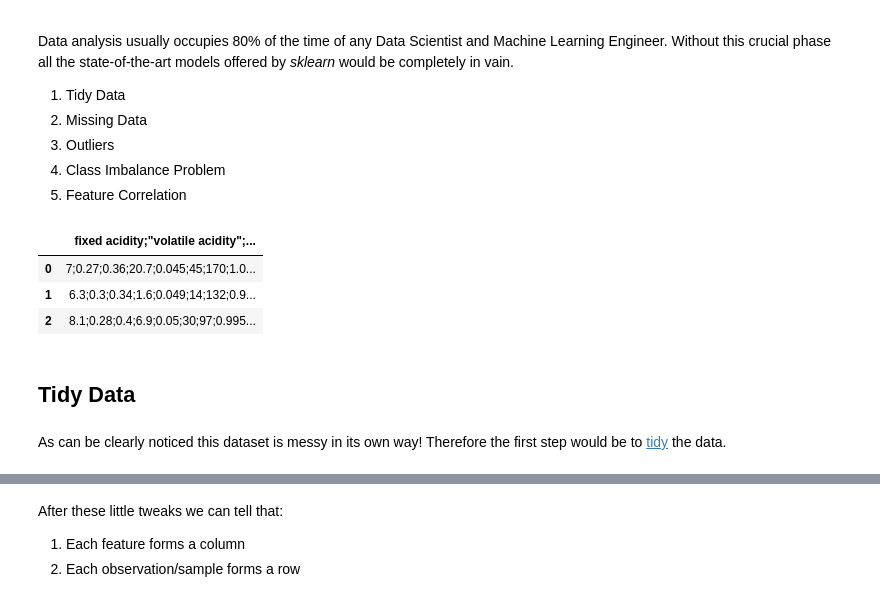
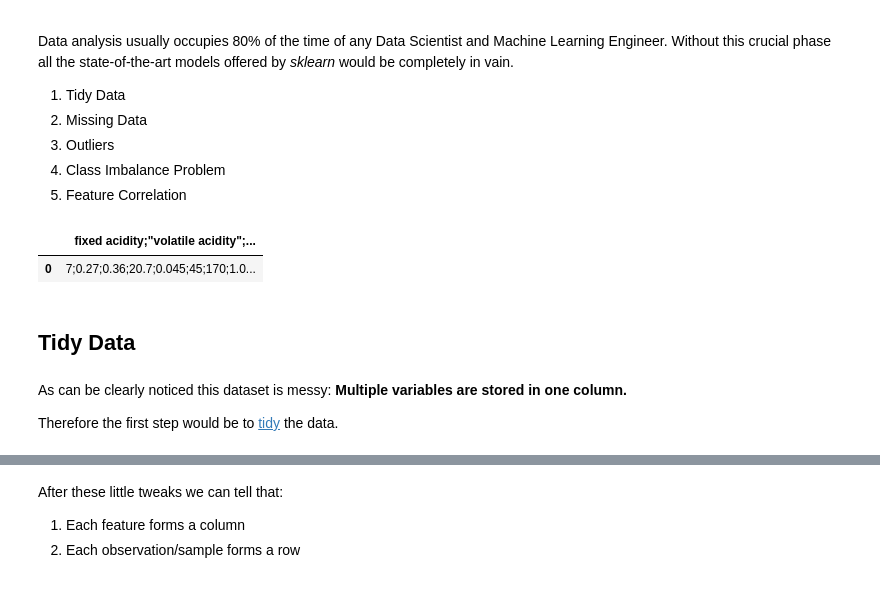
Before and after one commit to rlleshi/MachineLearning, a Jupyter notebook: Wine Quality Predictor/Wine Quality Predictor.ipynb, the cells around one changed output, grey strips where cells are left out. Drawn from its saved outputs; the diff is of its cells as text; code cells hidden in the pictures.

```diff
--- a/Wine Quality Predictor/Wine Quality Predictor.ipynb
+++ b/Wine Quality Predictor/Wine Quality Predictor.ipynb
@@ -67,16 +74,16 @@ Data analysis usually occupies 80% of the time of any Data Scientist and Machine
 5. Feature Correlation
 # %%
 features = pd.read_csv("data/winequality-white.csv")
-features.head(3)
+features.head(1)
 # %% [output]
 |  | fixed acidity;"volatile acidity";... |
 | 0 | 7;0.27;0.36;20.7;0.045;45;170;1.0... |
-| 1 | 6.3;0.3;0.34;1.6;0.049;14;132;0.9... |
-| 2 | 8.1;0.28;0.4;6.9;0.05;30;97;0.995... |
 # %% [markdown]
 ## Tidy Data
 # %% [markdown]
-As can be clearly noticed this dataset is messy in its own way! Therefore the first step would be to [tidy](https://cran.r-project.org/web/packages/tidyr/vignettes/tidy-data.html) the data.
+As can be clearly noticed this dataset is messy: **Multiple variables are stored in one column.**
+
+Therefore the first step would be to [tidy](https://cran.r-project.org/web/packages/tidyr/vignettes/tidy-data.html) the data.
 # %%
 # Get the columns
 features_list = features.columns[0].split(";")
```
Also changed, not shown: parts of 41 cells of this notebook, 3 other files.
